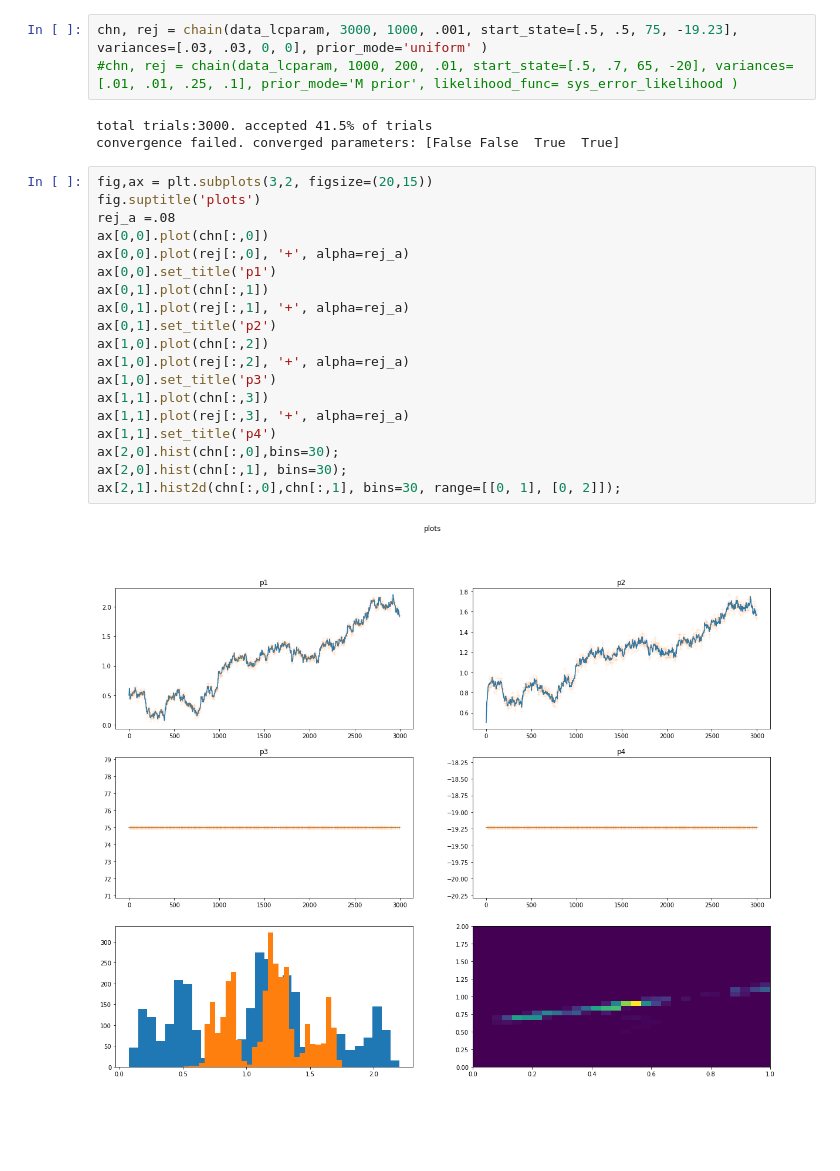
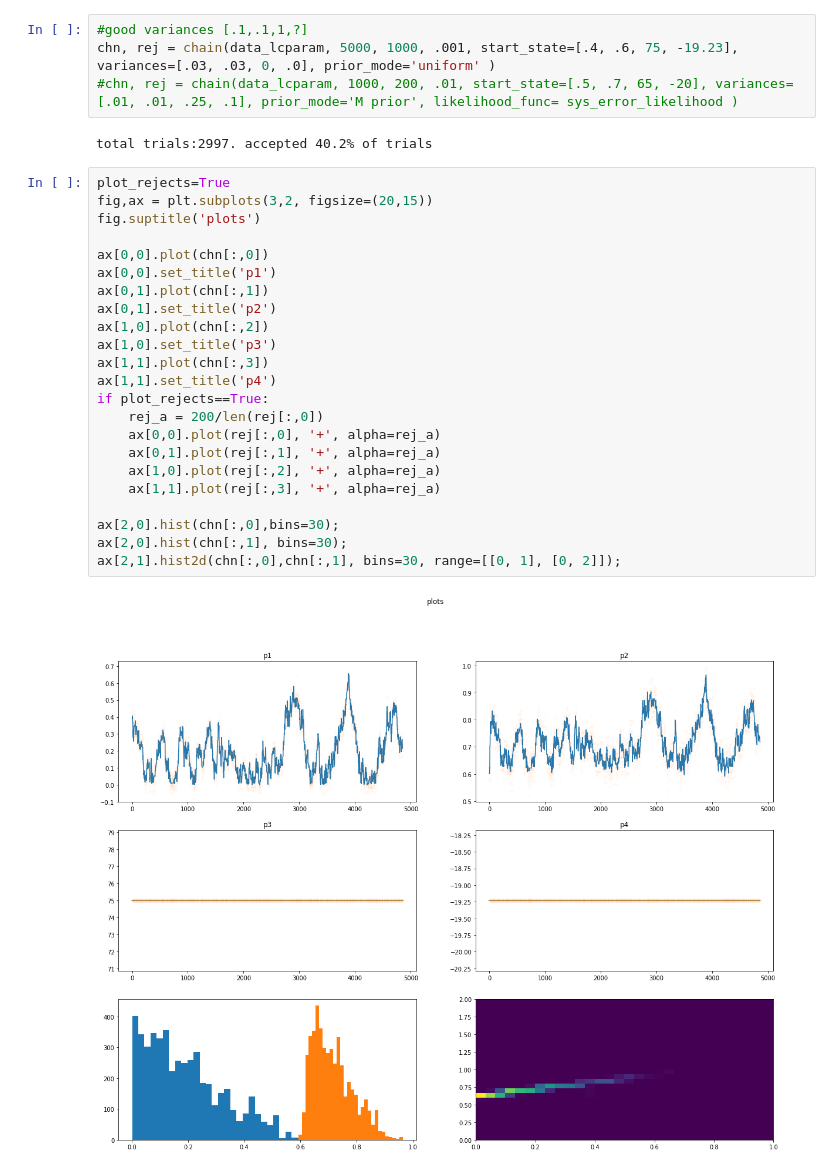
Before and after one commit to baiydaavi/bayesian_inference, a Jupyter notebook: convergence_testing.ipynb, the cells around one changed output. Saved outputs shown, nothing was run; the diff lists cells and outputs as text; blank space fills up the shorter version.

Commit message:
convergence_testing updated for Avinah

```diff
--- a/convergence_testing.ipynb
+++ b/convergence_testing.ipynb
@@ -17,29 +19,33 @@ from prior_likelihood import likelihood
 def sys_error_likelihood(params, data):
     return likelihood(params, data, sys_error=sys_error_data)
 # %%
-chn, rej = chain(data_lcparam, 3000, 1000, .001, start_state=[.5, .5, 75, -19.23], variances=[.03, .03, 0, 0], prior_mode='uniform' )
+#good variances [.1,.1,1,?]
+chn, rej = chain(data_lcparam, 5000, 1000, .001, start_state=[.4, .6, 75, -19.23], variances=[.03, .03, 0, .0], prior_mode='uniform' )
 #chn, rej = chain(data_lcparam, 1000, 200, .01, start_state=[.5, .7, 65, -20], variances=[.01, .01, .25, .1], prior_mode='M prior', likelihood_func= sys_error_likelihood )
 # %% [output]
-total trials:3000. accepted 41.5% of trials
-convergence failed. converged parameters: [False False  True  True]
+total trials:2997. accepted 40.2% of trials
 # %%
+plot_rejects=True
 fig,ax = plt.subplots(3,2, figsize=(20,15))
 fig.suptitle('plots')
-rej_a =.08
+
 ax[0,0].plot(chn[:,0])
-ax[0,0].plot(rej[:,0], '+', alpha=rej_a)
 ax[0,0].set_title('p1')
 ax[0,1].plot(chn[:,1])
-ax[0,1].plot(rej[:,1], '+', alpha=rej_a)
 ax[0,1].set_title('p2')
 ax[1,0].plot(chn[:,2])
-ax[1,0].plot(rej[:,2], '+', alpha=rej_a)
 ax[1,0].set_title('p3')
 ax[1,1].plot(chn[:,3])
-ax[1,1].plot(rej[:,3], '+', alpha=rej_a)
 ax[1,1].set_title('p4')
+if plot_rejects==True:
+    rej_a = 200/len(rej[:,0])
+    ax[0,0].plot(rej[:,0], '+', alpha=rej_a)
+    ax[0,1].plot(rej[:,1], '+', alpha=rej_a)
+    ax[1,0].plot(rej[:,2], '+', alpha=rej_a)
+    ax[1,1].plot(rej[:,3], '+', alpha=rej_a)
+
 ax[2,0].hist(chn[:,0],bins=30);
 ax[2,0].hist(chn[:,1], bins=30);
 ax[2,1].hist2d(chn[:,0],chn[:,1], bins=30, range=[[0, 1], [0, 2]]);
 # %% [output]
-[figure, old version]
+[figure, new version]
```
Also changed, not shown: parts of 7 cells of this notebook, 1 other file.
